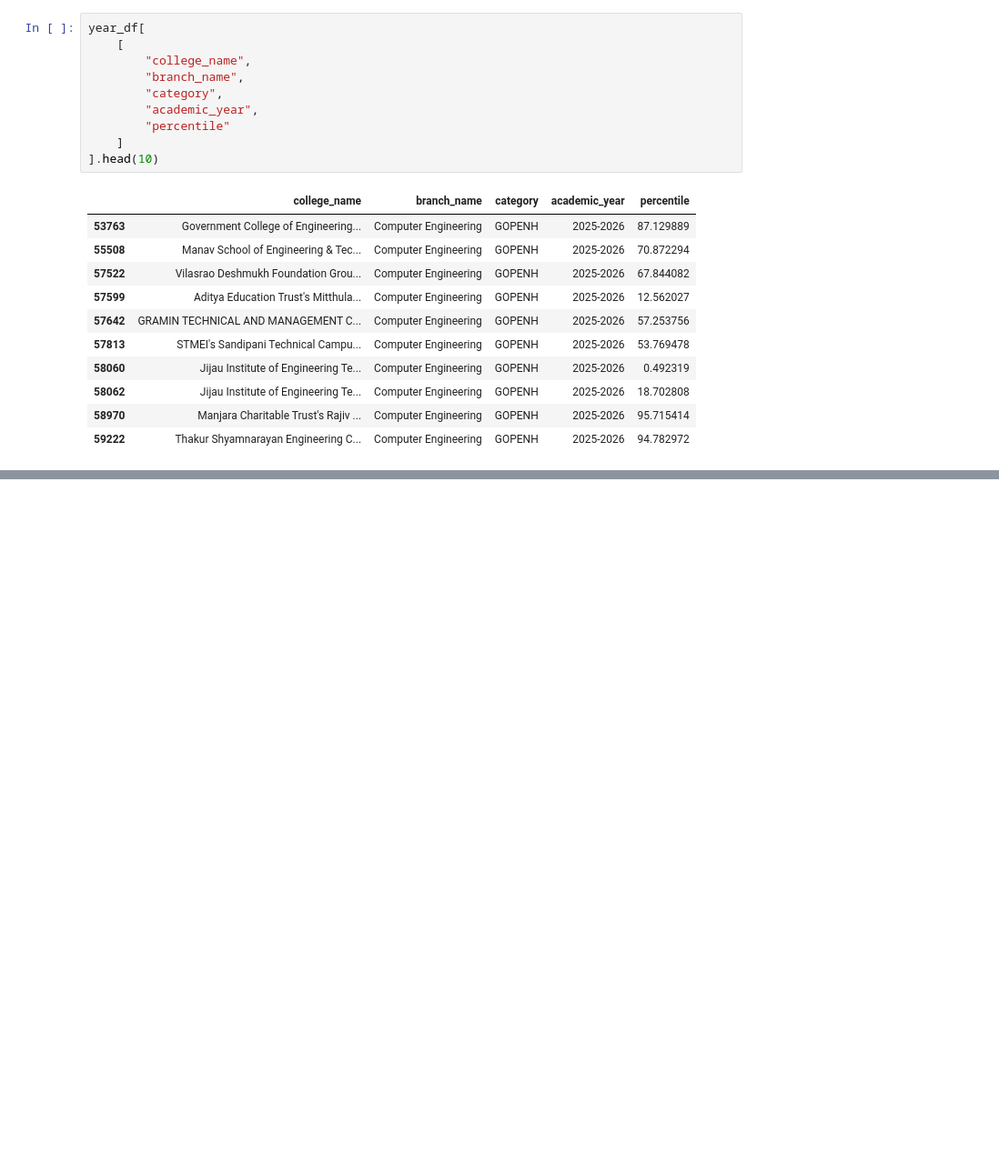
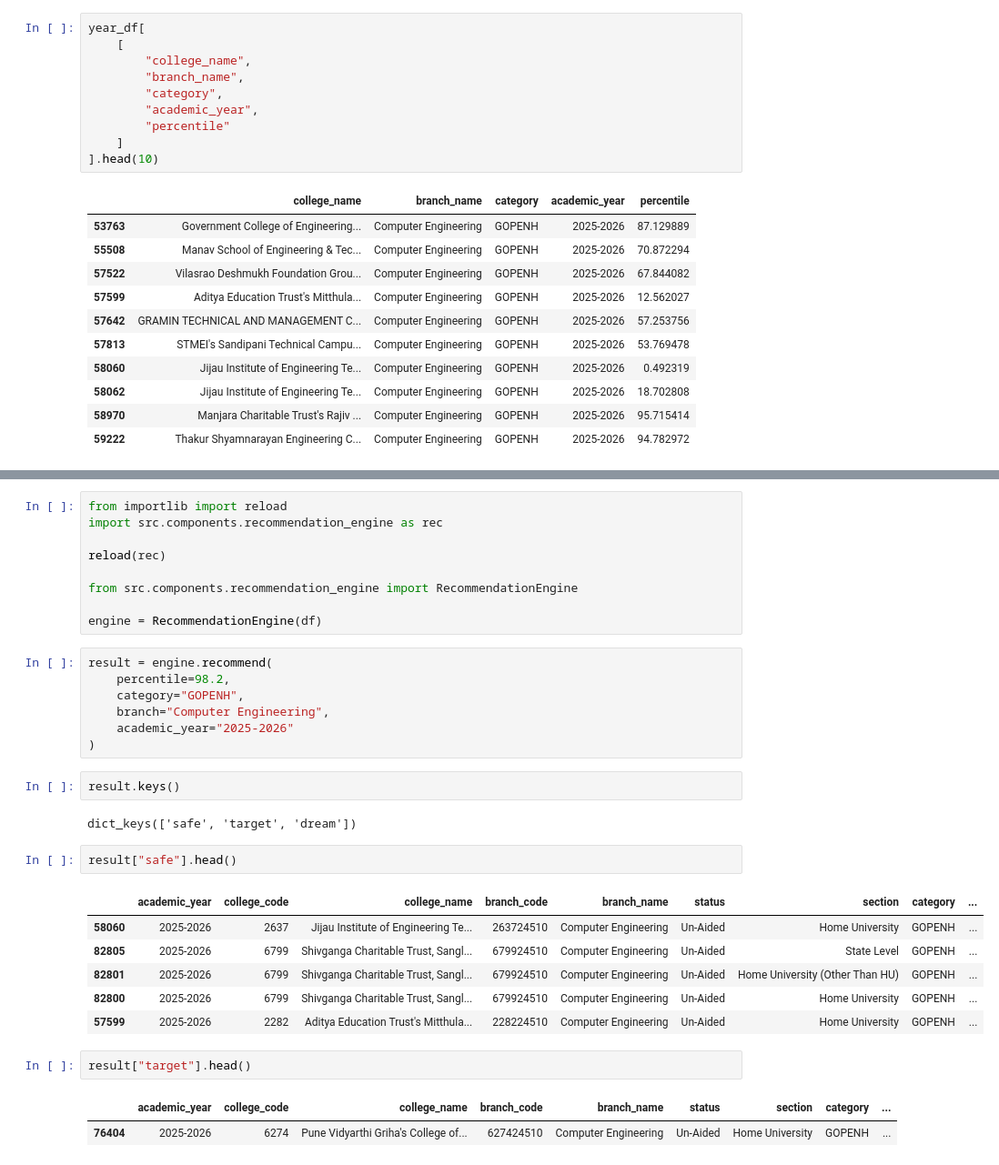
Before and after one commit to krishparmani/college-predictor, a Jupyter notebook: notebook/recommendation_engine.ipynb, the cells around one changed output, grey strips where cells are left out. Shown at 91% size. Saved outputs shown, nothing was run; the diff lists cells and outputs as text; blank space fills up the shorter version.

```diff
--- a/notebook/recommendation_engine.ipynb
+++ b/notebook/recommendation_engine.ipynb
@@ -116,0 +285,34 @@ year_df[
+# %%
+from importlib import reload
+import src.components.recommendation_engine as rec
+
+reload(rec)
+
+from src.components.recommendation_engine import RecommendationEngine
+
+engine = RecommendationEngine(df)
+# %%
+result = engine.recommend(
+    percentile=98.2,
+    category="GOPENH",
+    branch="Computer Engineering",
+    academic_year="2025-2026"
+)
+# %%
+result.keys()
+# %% [output]
+dict_keys(['safe', 'target', 'dream'])
+# %%
+result["safe"].head()
+# %% [output]
+|  | academic_year | college_code | college_name | branch_code | branch_name | status | section | category | ... |
+| 58060 | 2025-2026 | 2637 | Jijau Institute of Engineering Te... | 263724510 | Computer Engineering | Un-Aided | Home University | GOPENH | ... |
+| 82805 | 2025-2026 | 6799 | Shivganga Charitable Trust, Sangl... | 679924510 | Computer Engineering | Un-Aided | State Level | GOPENH | ... |
+| 82801 | 2025-2026 | 6799 | Shivganga Charitable Trust, Sangl... | 679924510 | Computer Engineering | Un-Aided | Home University (Other Than HU) | GOPENH | ... |
+| 82800 | 2025-2026 | 6799 | Shivganga Charitable Trust, Sangl... | 679924510 | Computer Engineering | Un-Aided | Home University | GOPENH | ... |
+| 57599 | 2025-2026 | 2282 | Aditya Education Trust's Mitthula... | 228224510 | Computer Engineering | Un-Aided | Home University | GOPENH | ... |
+# %%
+result["target"].head()
+# %% [output]
+|  | academic_year | college_code | college_name | branch_code | branch_name | status | section | category | ... |
+| 76404 | 2025-2026 | 6274 | Pune Vidyarthi Griha's College of... | 627424510 | Computer Engineering | Un-Aided | Home University | GOPENH | ... |
```
Also changed, not shown: parts of 32 cells of this notebook, 1 other file.
